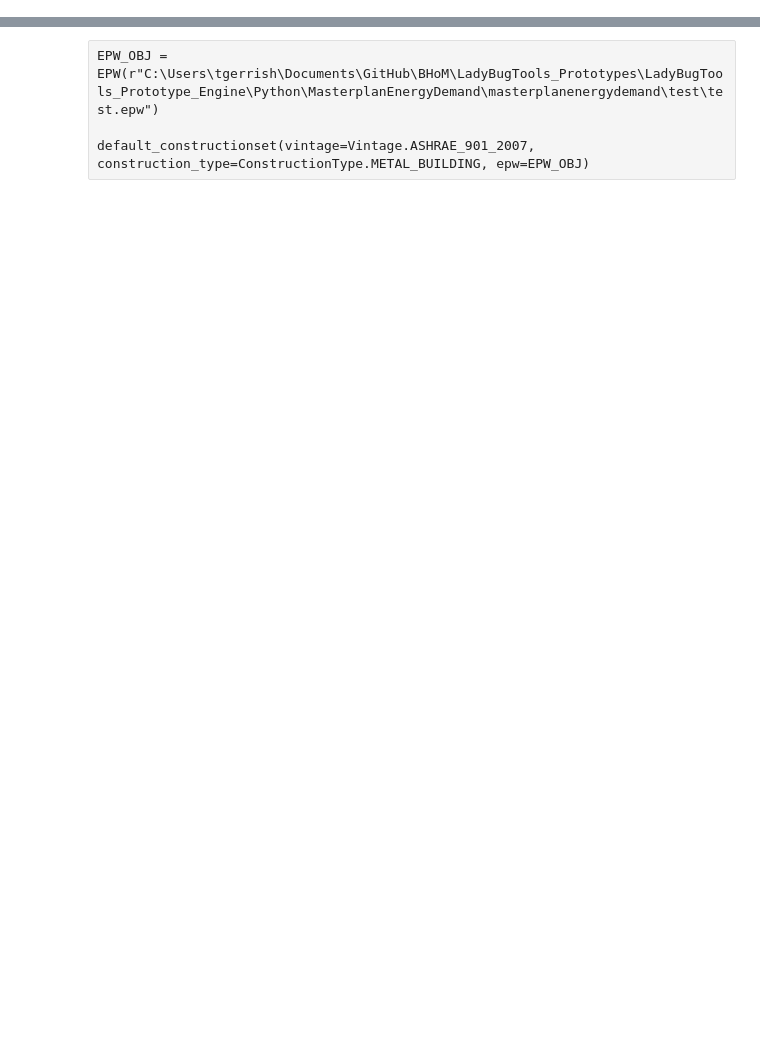
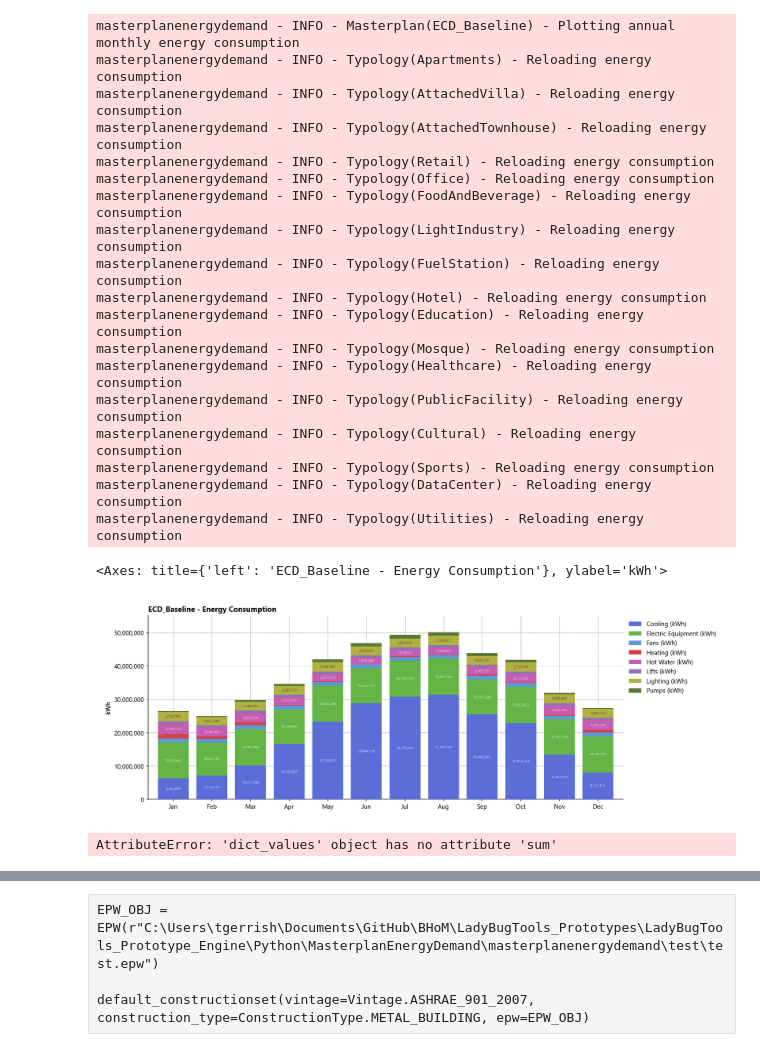
Before and after one commit to BHoM/LadyBugTools_Prototypes, a Jupyter notebook: LadyBugTools_Prototype_Engine/Python/MasterplanEnergyDemand/MasterplanEnergyDemand_Dev.ipynb, the cells around one changed output, grey strips where cells are left out. Cells and saved outputs as stored; diff of their text form; code cells hidden in the pictures; blank space fills up the shorter version.

```diff
--- a/LadyBugTools_Prototype_Engine/Python/MasterplanEnergyDemand/MasterplanEnergyDemand_Dev.ipynb
+++ b/LadyBugTools_Prototype_Engine/Python/MasterplanEnergyDemand/MasterplanEnergyDemand_Dev.ipynb
@@ -37,0 +57,29 @@ honeybee_energy - INFO - Successfully imported Honeybee-energy plugin: honeybee_
+# %%
+mped.plot_annual_monthly()
+# %% [output]
+masterplanenergydemand - INFO - Masterplan(ECD_Baseline) - Plotting annual monthly energy consumption
+masterplanenergydemand - INFO - Typology(Apartments) - Reloading energy consumption
+masterplanenergydemand - INFO - Typology(AttachedVilla) - Reloading energy consumption
+masterplanenergydemand - INFO - Typology(AttachedTownhouse) - Reloading energy consumption
+masterplanenergydemand - INFO - Typology(Retail) - Reloading energy consumption
+masterplanenergydemand - INFO - Typology(Office) - Reloading energy consumption
+masterplanenergydemand - INFO - Typology(FoodAndBeverage) - Reloading energy consumption
+masterplanenergydemand - INFO - Typology(LightIndustry) - Reloading energy consumption
+masterplanenergydemand - INFO - Typology(FuelStation) - Reloading energy consumption
+masterplanenergydemand - INFO - Typology(Hotel) - Reloading energy consumption
+masterplanenergydemand - INFO - Typology(Education) - Reloading energy consumption
+masterplanenergydemand - INFO - Typology(Mosque) - Reloading energy consumption
+masterplanenergydemand - INFO - Typology(Healthcare) - Reloading energy consumption
+masterplanenergydemand - INFO - Typology(PublicFacility) - Reloading energy consumption
+masterplanenergydemand - INFO - Typology(Cultural) - Reloading energy consumption
+masterplanenergydemand - INFO - Typology(Sports) - Reloading energy consumption
+masterplanenergydemand - INFO - Typology(DataCenter) - Reloading energy consumption
+masterplanenergydemand - INFO - Typology(Utilities) - Reloading energy consumption
+<Axes: title={'left': 'ECD_Baseline - Energy Consumption'}, ylabel='kWh'>
+[figure, added]
+# %%
+df.T.groupby(df.columns.get_level_values(1)).sum().T
+df_norm
+mped.gfa_table.values().sum()
+# %% [output]
+AttributeError: 'dict_values' object has no attribute 'sum'
```
Also changed, not shown: parts of 108 cells of this notebook, 24 other files.
